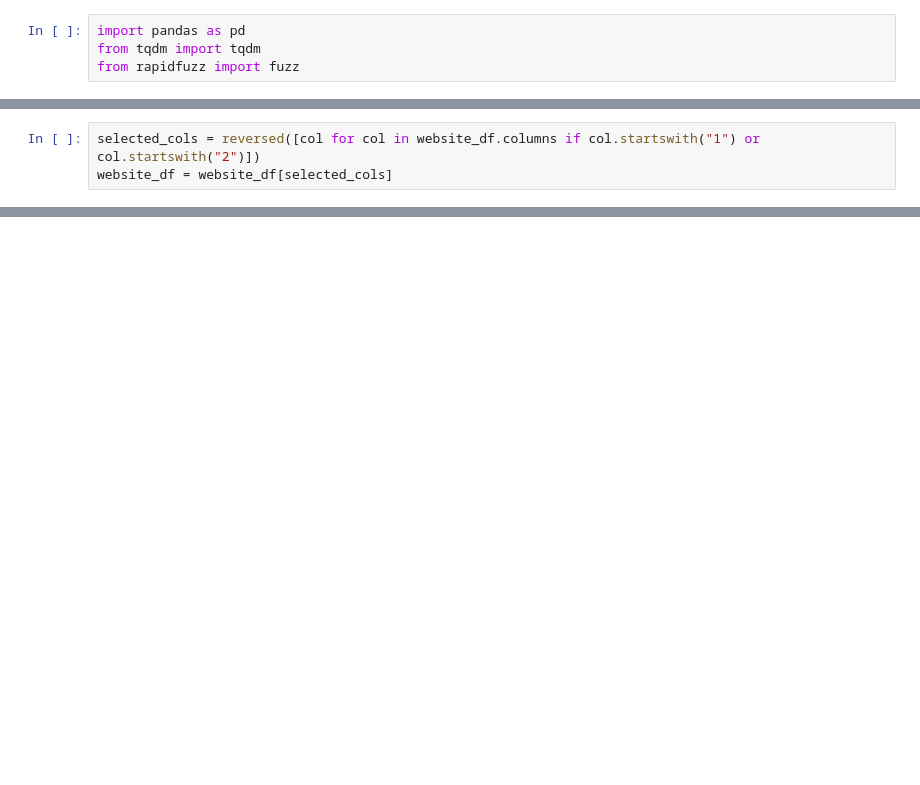
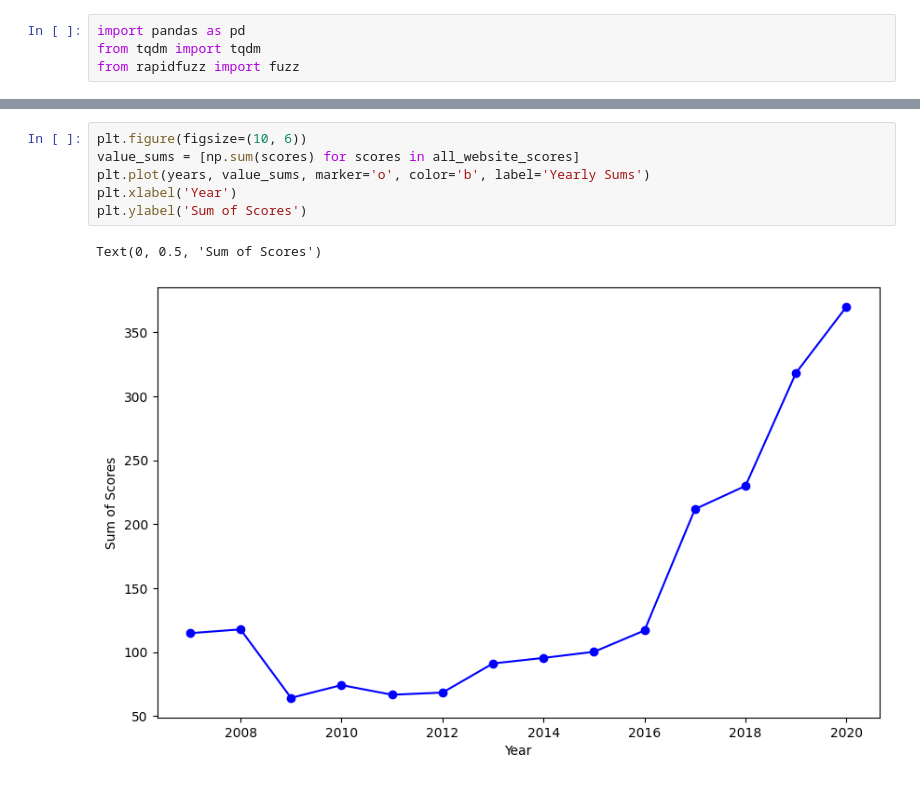
Before and after one commit to vdaita/buy-american-polarization, a Jupyter notebook: Process.ipynb, the cells around one changed output, grey strips where cells are left out. Drawn from its saved outputs; the diff is of its cells as text; blank space fills up the shorter version.

```diff
--- a/Process.ipynb
+++ b/Process.ipynb
@@ -66,3 +6,0 @@ classification_col = website_df["classification"]
-# %%
-selected_cols = reversed([col for col in website_df.columns if col.startswith("1") or col.startswith("2")])
-website_df = website_df[selected_cols]
@@ -266,3 +153,12 @@ plt.show()
+# %%
+plt.figure(figsize=(10, 6))
+value_sums = [np.sum(scores) for scores in all_website_scores]
+plt.plot(years, value_sums, marker='o', color='b', label='Yearly Sums')
+plt.xlabel('Year')
+plt.ylabel('Sum of Scores')
+# %% [output]
+Text(0, 0.5, 'Sum of Scores')
+[figure, added]
 # %%
 plt.figure(figsize=(12, 8))
 
```
Also changed, not shown: parts of 18 cells of this notebook, 2 other files.
